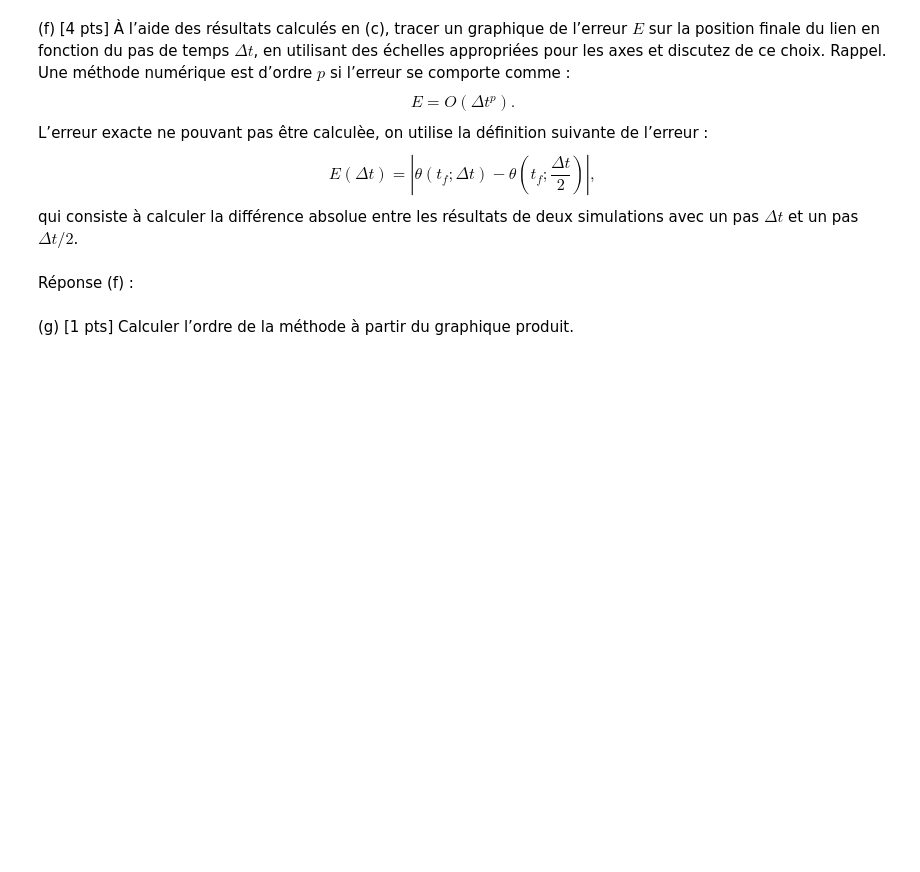
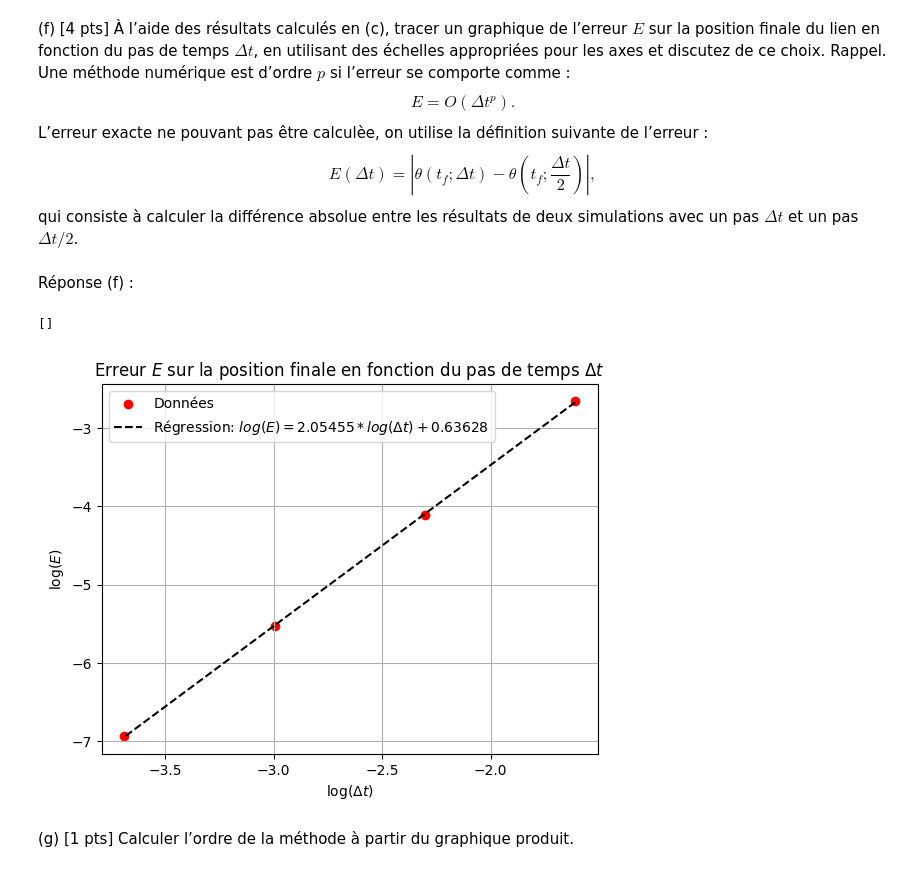
Before and after one commit to mldessu/projetsimu, a Jupyter notebook: Devoir 2/Equation_de_Newton.ipynb, the cells around one changed output. Saved outputs shown, nothing was run; the diff lists cells and outputs as text; code cells hidden in the pictures; blank space fills up the shorter version.

```diff
--- a/Devoir 2/Equation_de_Newton.ipynb
+++ b/Devoir 2/Equation_de_Newton.ipynb
@@ -162,6 +162,32 @@ qui consiste à calculer la différence absolue entre les résultats de deux sim
 pas $\Delta t$ et un pas $\Delta t/2$.
 # %% [markdown]
 Réponse (f) :
+# %%
+from scipy import stats
+
+E_t = np.zeros(K-1)
+log_deltat = np.log(dt_val[0:4])
+
+for n in range(0, K-1):
+    E_t[n] = np.abs(thetaf[n]-thetaf[n+1])
+
+log_E_t = np.log(E_t)
+
+reg = stats.linregress(log_deltat, log_E_t)
+m = reg.slope
+b = reg.intercept
+
+plt.scatter(log_deltat, log_E_t, color='red', label="Données")
+plt.plot(log_deltat,(log_deltat * m) + b, "--", label = r"Régression: $log(E)=2.05455*log(\Delta t)+0.63628$", color= "black")
+plt.xlabel(r'log($\Delta t$)')
+plt.ylabel(r'log($E$)')
+plt.title(r'Erreur $E$ sur la position finale en fonction du pas de temps $\Delta t$')
+plt.grid()
+plt.legend()
+plt.plot()
+# %% [output]
+[]
+[figure, added]
 # %% [markdown]
 (g) [1 pts] Calculer l’ordre de la méthode à partir du graphique produit.
 # %% [markdown]
```
Also changed, not shown: parts of 4 cells of this notebook.
